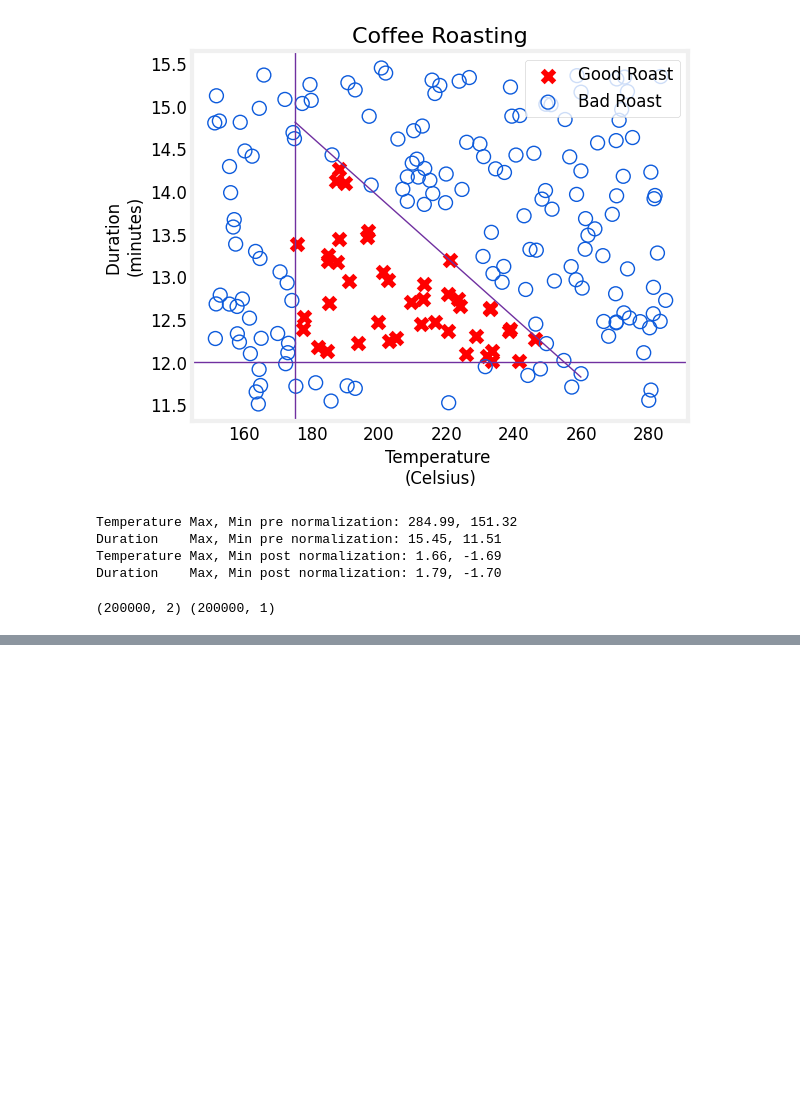
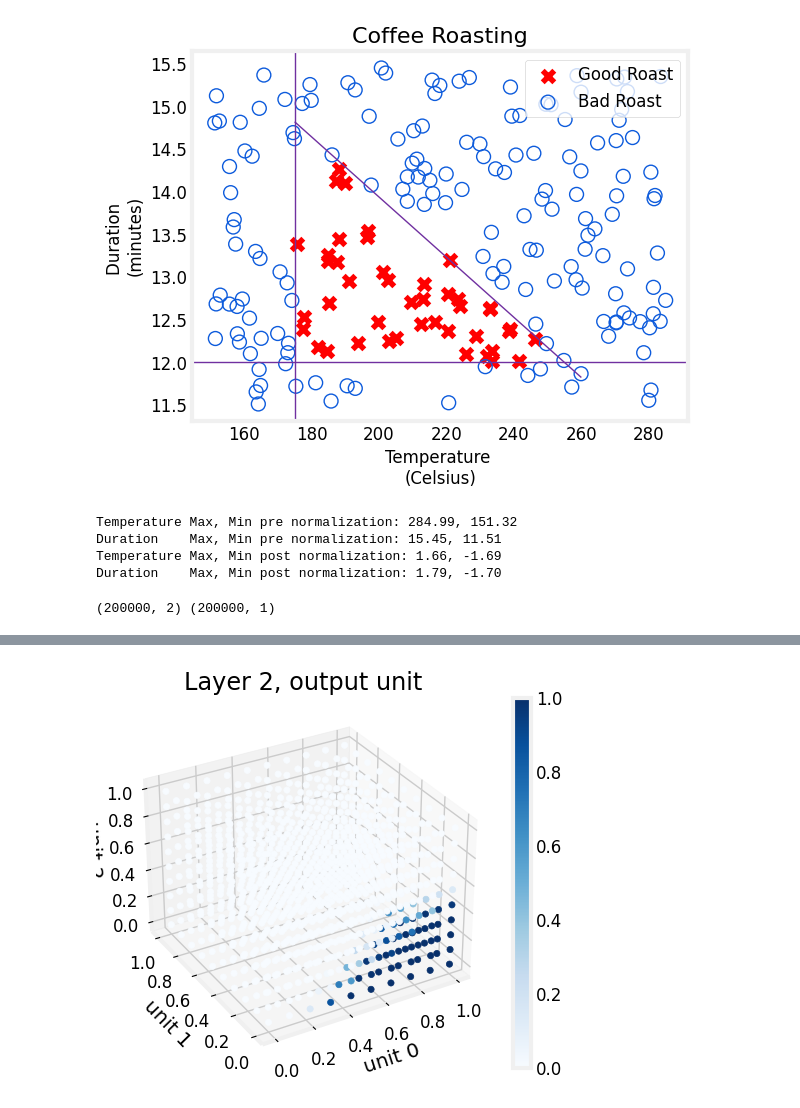
Before and after one commit to IshaanSKhanka28/Machine-Learning-by-Andrew-NG, a Jupyter notebook: CoffeeRoastingTF.ipynb, the cells around one changed output, grey strips where cells are left out. Saved outputs shown, nothing was run; the diff lists cells and outputs as text; code cells hidden in the pictures; blank space fills up the shorter version.

```diff
--- a/CoffeeRoastingTF.ipynb
+++ b/CoffeeRoastingTF.ipynb
@@ -47,0 +149,4 @@ print(Xt.shape, Yt.shape)
+# %%
+plt_output_unit(W2,b2)
+# %% [output]
+[figure, added]
```
Also changed, not shown: parts of 9 cells of this notebook.
